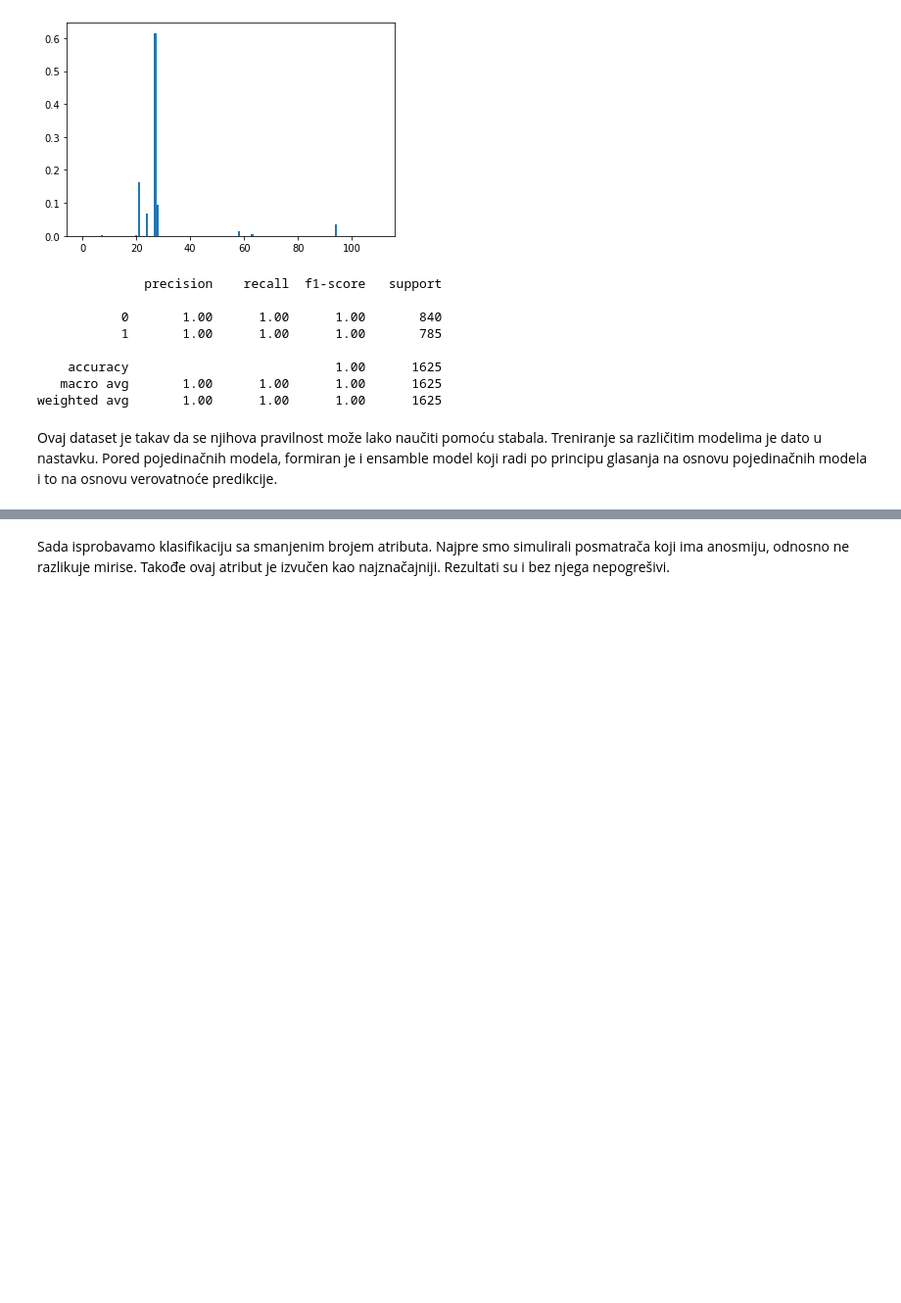
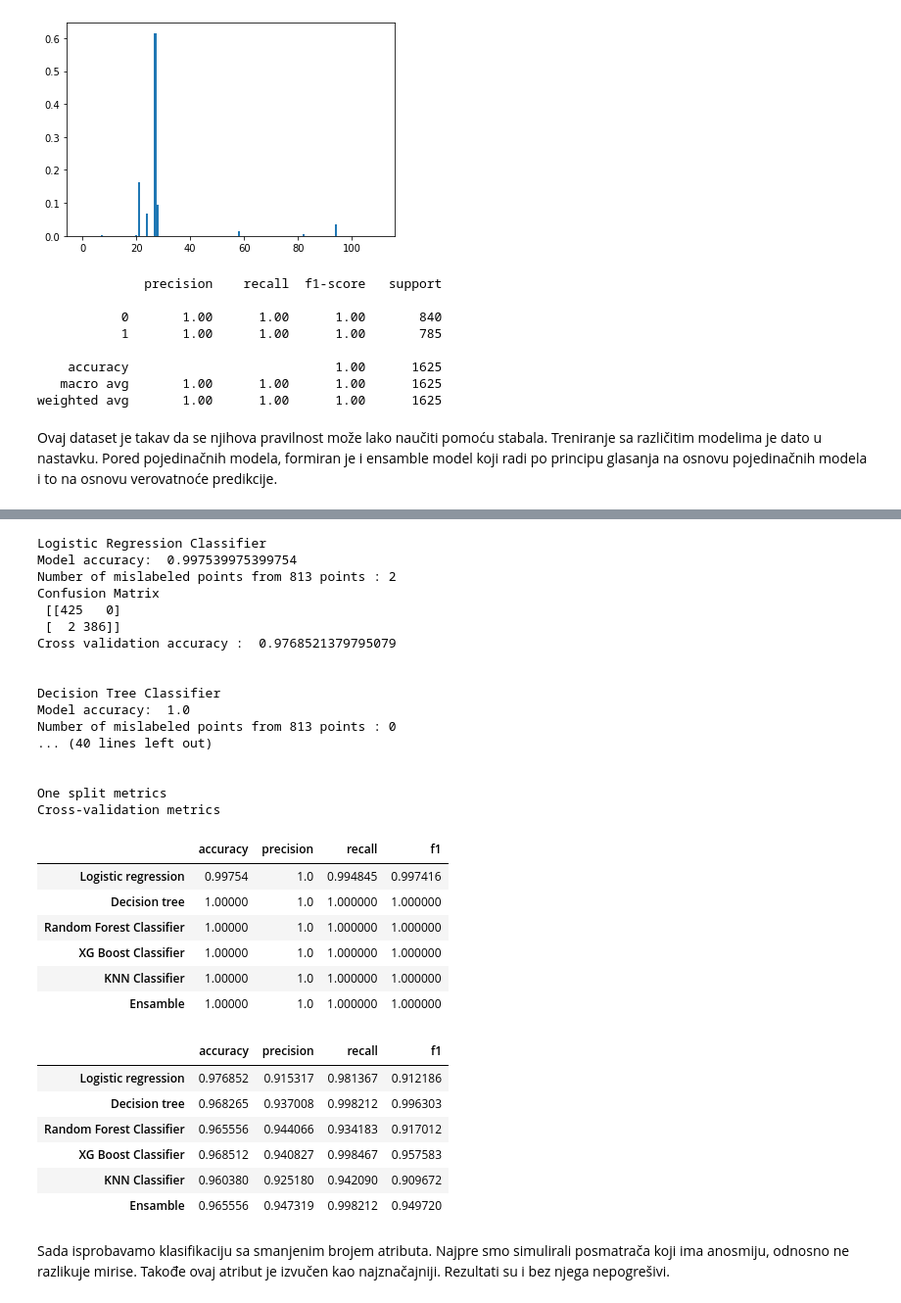
Before and after one commit to IrenaDJ/masinsko-ucenje, a Jupyter notebook: Projekat1.ipynb, the cells around one changed output, grey strips where cells are left out. Shown at 98% size. Cells and saved outputs as stored; diff of their text form; code cells hidden in the pictures; blank space fills up the shorter version.

```diff
--- a/Projekat1.ipynb
+++ b/Projekat1.ipynb
@@ -411,3 +429,77 @@ weighted avg       1.00      1.00      1.00      1625
+# %%
+def run_classifiers(data, labels):
+
+    X, y = data, labels
+    X_train, X_test, y_train, y_test = train_test_split(X, y, random_state=91, test_size=0.1)
+
+    classifiers = []
+    lr_model= LogisticRegression()
+    classifiers.append(("Logistic Regression Classifier", lr_model))
+    dt_model = tree.DecisionTreeClassifier()
+    classifiers.append(("Decision Tree Classifier", dt_model))
+    rf_model = RandomForestClassifier()
+    classifiers.append(("Random Forest Classifier", rf_model))
+    xgb_model = xgboost.XGBClassifier()
+    classifiers.append(("XG Boost Classifier", xgb_model))
+    knn_model = KNeighborsClassifier()
+    classifiers.append(("KNN Classifier", knn_model))
+
+    all_metrics = []
+    all_cv_metrics = []
+    for name, clf in classifiers:
+        metrics, cv_metrics = run_clf(data, X_train, X_test, y_train, y_test, name, clf)
+        all_metrics.append(metrics)
+        all_cv_metrics.append(cv_metrics)
+
+    ensamble = VotingClassifier(estimators=classifiers, voting='soft')
+    metrics, cv_metrics = run_clf(data, X_train, X_test, y_train, y_test, name = 'Ensamble', clf = ensamble)
+    all_metrics.append(metrics)
+    all_cv_metrics.append(cv_metrics)
+
+    print("One split metrics")
+    vis1 = pd.DataFrame(all_metrics, columns=["accuracy", "precision", "recall", "f1"], index=['Logistic regression', 'Decision tree', 'Random Forest Classifier', "XG Boost Classifier", "KNN Classifier", "Ensamble"])
+
+    display(vis1)
+
+    print("Cross-validation metrics")
+    vis2 = pd.DataFrame(all_cv_metrics, columns=["accuracy", "precision", "recall", "f1"], index=['Logistic regression', 'Decision tree', 'Random Forest Classifier', "XG Boost Classifier", "KNN Classifier", "Ensamble"])
+
+
+    display(vis2)
+
+run_classifiers(df2, labels)
+# %% [output]
+Logistic Regression Classifier
+Model accuracy:  0.997539975399754
+Number of mislabeled points from 813 points : 2
+Confusion Matrix
+ [[425   0]
+ [  2 386]]
+Cross validation accuracy :  0.9768521379795079
+
+
+Decision Tree Classifier
+Model accuracy:  1.0
+Number of mislabeled points from 813 points : 0
+... (40 lines left out)
+
+
+One split metrics
+Cross-validation metrics
+|  | accuracy | precision | recall | f1 |
+| Logistic regression | 0.99754 | 1.0 | 0.994845 | 0.997416 |
+| Decision tree | 1.00000 | 1.0 | 1.000000 | 1.000000 |
+| Random Forest Classifier | 1.00000 | 1.0 | 1.000000 | 1.000000 |
+| XG Boost Classifier | 1.00000 | 1.0 | 1.000000 | 1.000000 |
+| KNN Classifier | 1.00000 | 1.0 | 1.000000 | 1.000000 |
+| Ensamble | 1.00000 | 1.0 | 1.000000 | 1.000000 |
+|  | accuracy | precision | recall | f1 |
+| Logistic regression | 0.976852 | 0.915317 | 0.981367 | 0.912186 |
+| Decision tree | 0.968265 | 0.937008 | 0.998212 | 0.996303 |
+| Random Forest Classifier | 0.965556 | 0.944066 | 0.934183 | 0.917012 |
+| XG Boost Classifier | 0.968512 | 0.940827 | 0.998467 | 0.957583 |
+| KNN Classifier | 0.960380 | 0.925180 | 0.942090 | 0.909672 |
+| Ensamble | 0.965556 | 0.947319 | 0.998212 | 0.949720 |
 # %% [markdown]
 Sada isprobavamo klasifikaciju sa smanjenim brojem atributa. Najpre smo simulirali posmatrača koji ima anosmiju, odnosno ne razlikuje mirise. Takođe ovaj atribut je izvučen kao najznačajniji. Rezultati su i bez njega nepogrešivi.
 # %%
```
Also changed, not shown: parts of 14 cells of this notebook.
